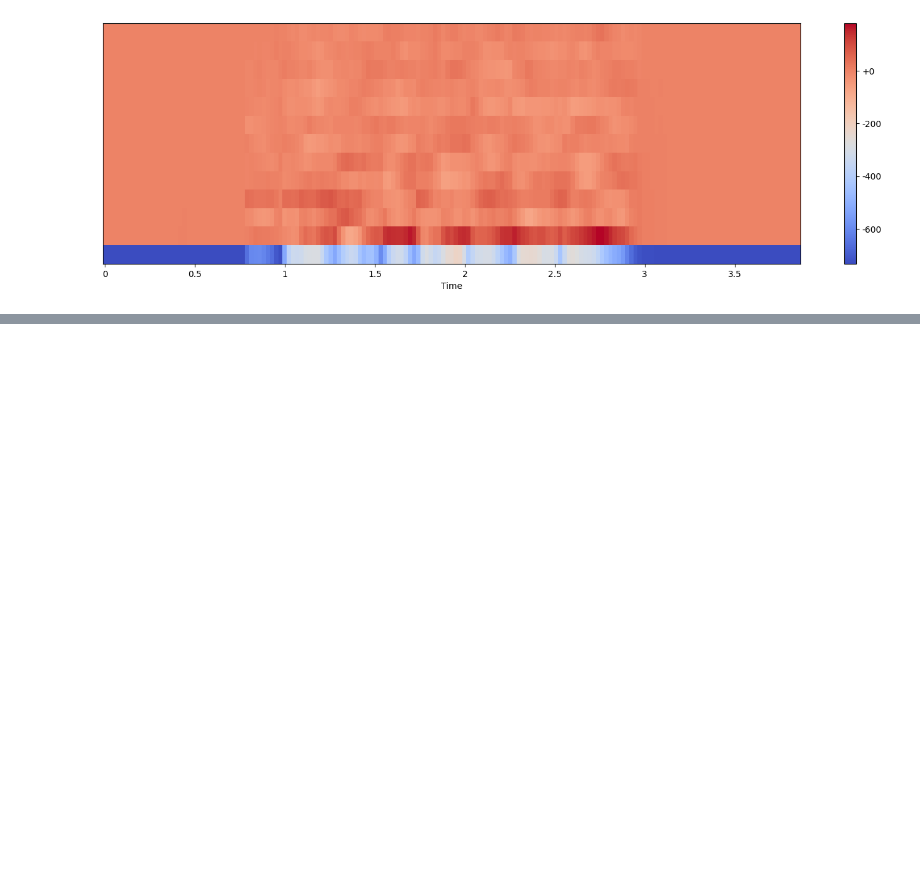
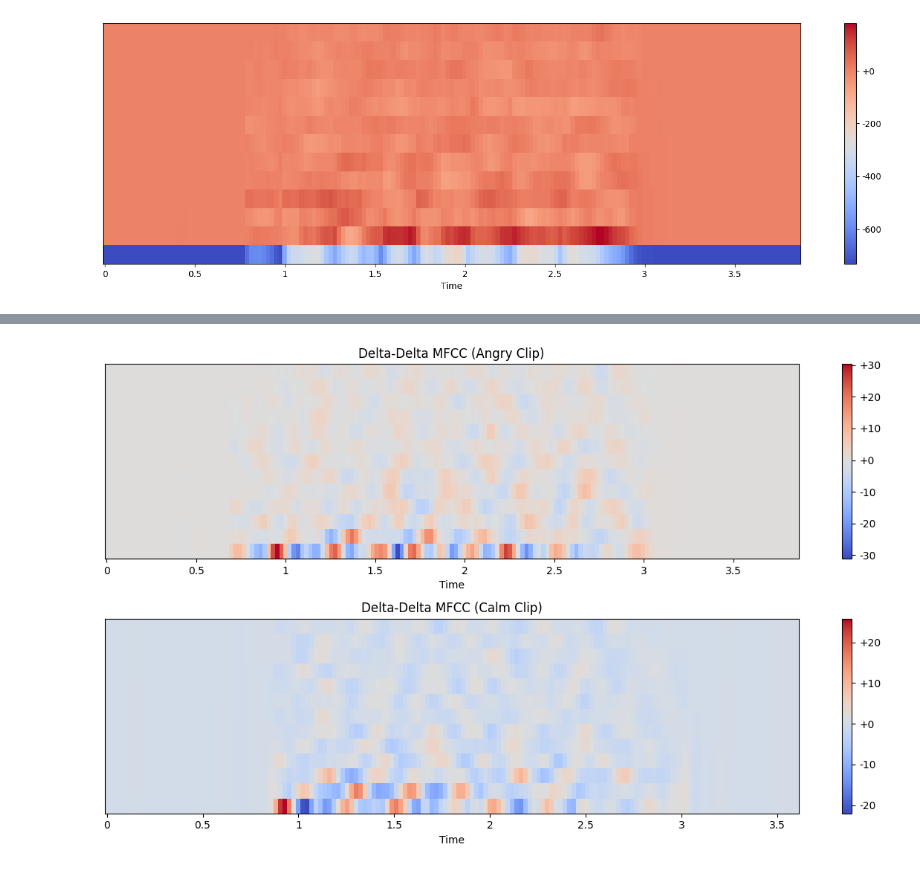
Before and after one commit to AcSsalazar/the-color-of-emotions, a Jupyter notebook: Notebooks/3-mfcc-speech-recognition-bases.ipynb, the cells around one changed output, grey strips where cells are left out. Saved outputs shown, nothing was run; the diff lists cells and outputs as text; code cells hidden in the pictures; blank space fills up the shorter version.

```diff
--- a/Notebooks/3-mfcc-speech-recognition-bases.ipynb
+++ b/Notebooks/3-mfcc-speech-recognition-bases.ipynb
@@ -122,0 +144,18 @@ plt.show()
+# %%
+plt.figure(figsize=(12, 7))
+
+def plot_delta(delta_array, sr, title, subplot_pos):
+    plt.subplot(subplot_pos[0], subplot_pos[1], subplot_pos[2])
+    librosa.display.specshow(delta_array,
+                             x_axis="time",
+                             sr=sr)
+    plt.colorbar(format="%+2.f")
+    plt.title(title)
+
+plot_delta(delta_021, sr, 'Delta-Delta MFCC (Angry Clip)', (2, 1, 1)) # 2 rows, 1 column, 1st plot
+plot_delta(delta_022, sr, 'Delta-Delta MFCC (Calm Clip)', (2, 1, 2))  # 2 rows, 1 column, 2nd plot
+
+plt.tight_layout()
+plt.show()
+# %% [output]
+[figure, added]
```
Also changed, not shown: parts of 4 cells of this notebook.
